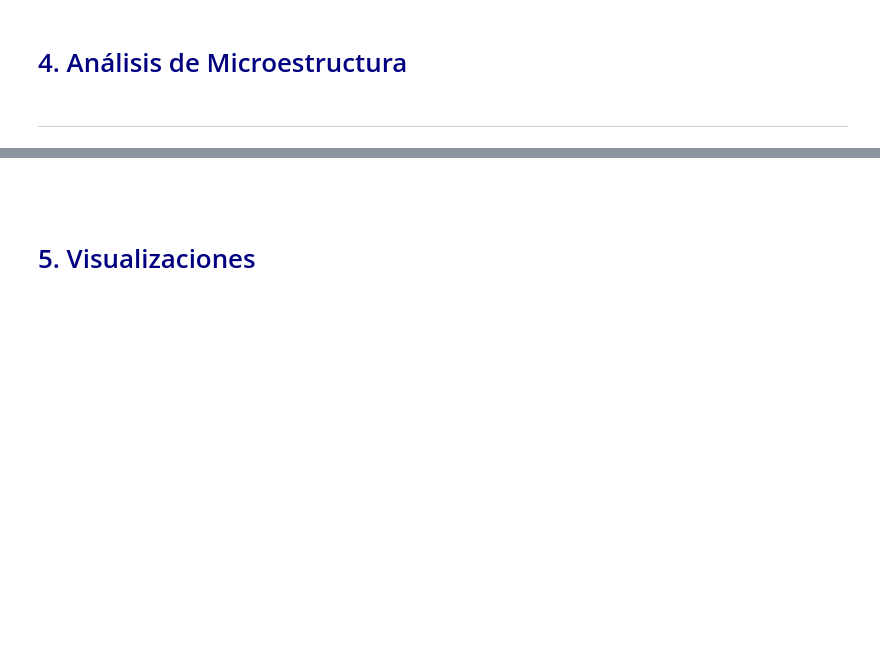
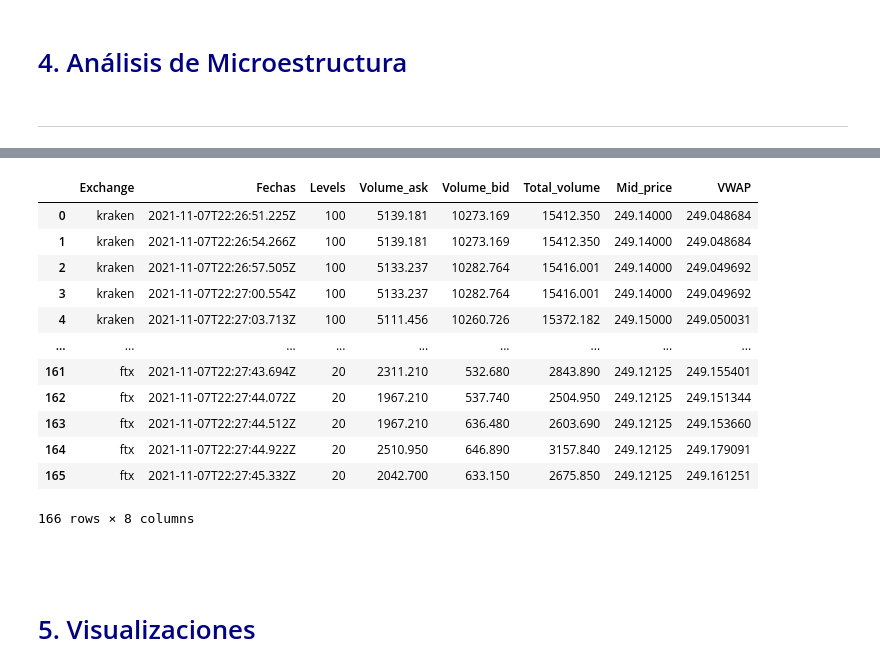
Before and after one commit to labv98/Lab4_LABV, a Jupyter notebook: XEMM-master/notebook.ipynb, the cells around one changed output, grey strips where cells are left out. Saved outputs shown, nothing was run; the diff lists cells and outputs as text; code cells hidden in the pictures; blank space fills up the shorter version.

```diff
--- a/XEMM-master/notebook.ipynb
+++ b/XEMM-master/notebook.ipynb
@@ -91,3 +134,20 @@ RuntimeError: This event loop is already running
+# %%
+df_c = pd.read_pickle("df_final_c.pkl")
+df_c
+# %% [output]
+|  | Exchange | Fechas | Levels | Volume_ask | Volume_bid | Total_volume | Mid_price | VWAP |
+| 0 | kraken | 2021-11-07T22:26:51.225Z | 100 | 5139.181 | 10273.169 | 15412.350 | 249.14000 | 249.048684 |
+| 1 | kraken | 2021-11-07T22:26:54.266Z | 100 | 5139.181 | 10273.169 | 15412.350 | 249.14000 | 249.048684 |
+| 2 | kraken | 2021-11-07T22:26:57.505Z | 100 | 5133.237 | 10282.764 | 15416.001 | 249.14000 | 249.049692 |
+| 3 | kraken | 2021-11-07T22:27:00.554Z | 100 | 5133.237 | 10282.764 | 15416.001 | 249.14000 | 249.049692 |
+| 4 | kraken | 2021-11-07T22:27:03.713Z | 100 | 5111.456 | 10260.726 | 15372.182 | 249.15000 | 249.050031 |
+| ... | ... | ... | ... | ... | ... | ... | ... | ... |
+| 161 | ftx | 2021-11-07T22:27:43.694Z | 20 | 2311.210 | 532.680 | 2843.890 | 249.12125 | 249.155401 |
+| 162 | ftx | 2021-11-07T22:27:44.072Z | 20 | 1967.210 | 537.740 | 2504.950 | 249.12125 | 249.151344 |
+| 163 | ftx | 2021-11-07T22:27:44.512Z | 20 | 1967.210 | 636.480 | 2603.690 | 249.12125 | 249.153660 |
+| 164 | ftx | 2021-11-07T22:27:44.922Z | 20 | 2510.950 | 646.890 | 3157.840 | 249.12125 | 249.179091 |
+| 165 | ftx | 2021-11-07T22:27:45.332Z | 20 | 2042.700 | 633.150 | 2675.850 | 249.12125 | 249.161251 |
+166 rows × 8 columns
 # %% [markdown]
 <br>
 # %% [markdown]
```
Also changed, not shown: parts of 10 cells of this notebook, 10 other files.
